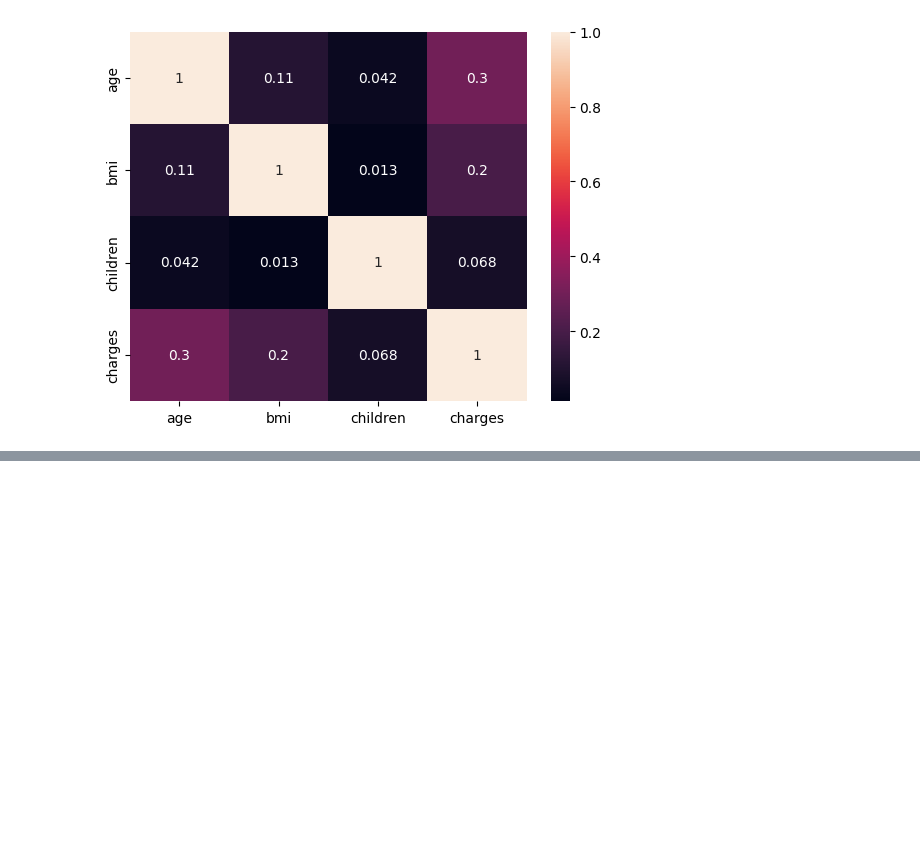
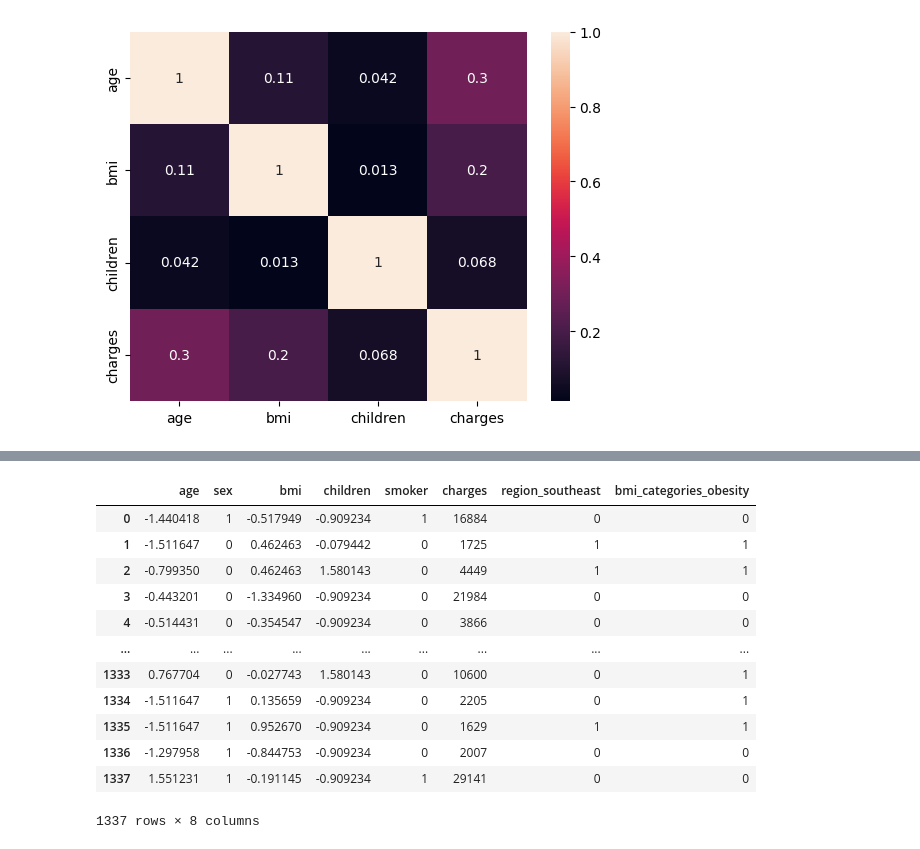
Before and after one commit to rahulchawla77/ML-JOURNEY, a Jupyter notebook: Ml project1.ipynb, the cells around one changed output, grey strips where cells are left out. Saved outputs shown, nothing was run; the diff lists cells and outputs as text; code cells hidden in the pictures; blank space fills up the shorter version.

```diff
--- a/Ml project1.ipynb
+++ b/Ml project1.ipynb
@@ -112,0 +187,6 @@ cleaned_df.shape
+# %%
+from sklearn.preprocessing import StandardScaler
+col=['bmi','age','children']
+scaler=StandardScaler()
+cleaned_df[col]=scaler.fit_transform(cleaned_df[col])
+cleaned_df.head()
@@ -112,0 +243,22 @@ cleaned_df.shape
+# %%
+from scipy.stats import chi2_contingency
+
+# bin charges first since it's continuous
+cleaned_df['charges_binned'] = pd.qcut(cleaned_df['charges'], q=4,
+                               labels=['low', 'medium', 'high', 'very_high'])
+
+results = {}
+for feature in cat_features:
+    table = pd.crosstab(cleaned_df[feature], cleaned_df['charges_binned'])
+    chi2, p, dof, _ = chi2_contingency(table)
+    results[feature] = {'Chi2 Score': round(chi2, 2), 'P-Value': round(p, 5)}
+
+chi_df = pd.DataFrame(results).T.reset_index()
+chi_df.columns = ['Feature', 'Chi2 Score', 'P-Value']
+
+# decision column
+chi_df['Decision'] = chi_df['P-Value'].apply(
+    lambda x: '✅ Keep' if x < 0.05 else '❌ Dump'
+)
+
+chi_df.sort_values(by='Chi2 Score', ascending=False)
@@ -112,0 +276,18 @@ cleaned_df.shape
+# %%
+final_df=cleaned_df[['age', 'sex', 'bmi', 'children', 'smoker', 'charges', 'region_southeast', 'bmi_categories_obesity']]
+# %%
+final_df
+# %% [output]
+|  | age | sex | bmi | children | smoker | charges | region_southeast | bmi_categories_obesity |
+| 0 | -1.440418 | 1 | -0.517949 | -0.909234 | 1 | 16884 | 0 | 0 |
+| 1 | -1.511647 | 0 | 0.462463 | -0.079442 | 0 | 1725 | 1 | 1 |
+| 2 | -0.799350 | 0 | 0.462463 | 1.580143 | 0 | 4449 | 1 | 1 |
+| 3 | -0.443201 | 0 | -1.334960 | -0.909234 | 0 | 21984 | 0 | 0 |
+| 4 | -0.514431 | 0 | -0.354547 | -0.909234 | 0 | 3866 | 0 | 0 |
+| ... | ... | ... | ... | ... | ... | ... | ... | ... |
+| 1333 | 0.767704 | 0 | -0.027743 | 1.580143 | 0 | 10600 | 0 | 1 |
+| 1334 | -1.511647 | 1 | 0.135659 | -0.909234 | 0 | 2205 | 0 | 1 |
+| 1335 | -1.511647 | 1 | 0.952670 | -0.909234 | 0 | 1629 | 1 | 1 |
+| 1336 | -1.297958 | 1 | -0.844753 | -0.909234 | 0 | 2007 | 0 | 0 |
+| 1337 | 1.551231 | 1 | -0.191145 | -0.909234 | 1 | 29141 | 0 | 0 |
+1337 rows × 8 columns
```
Also changed, not shown: parts of 13 cells of this notebook.
